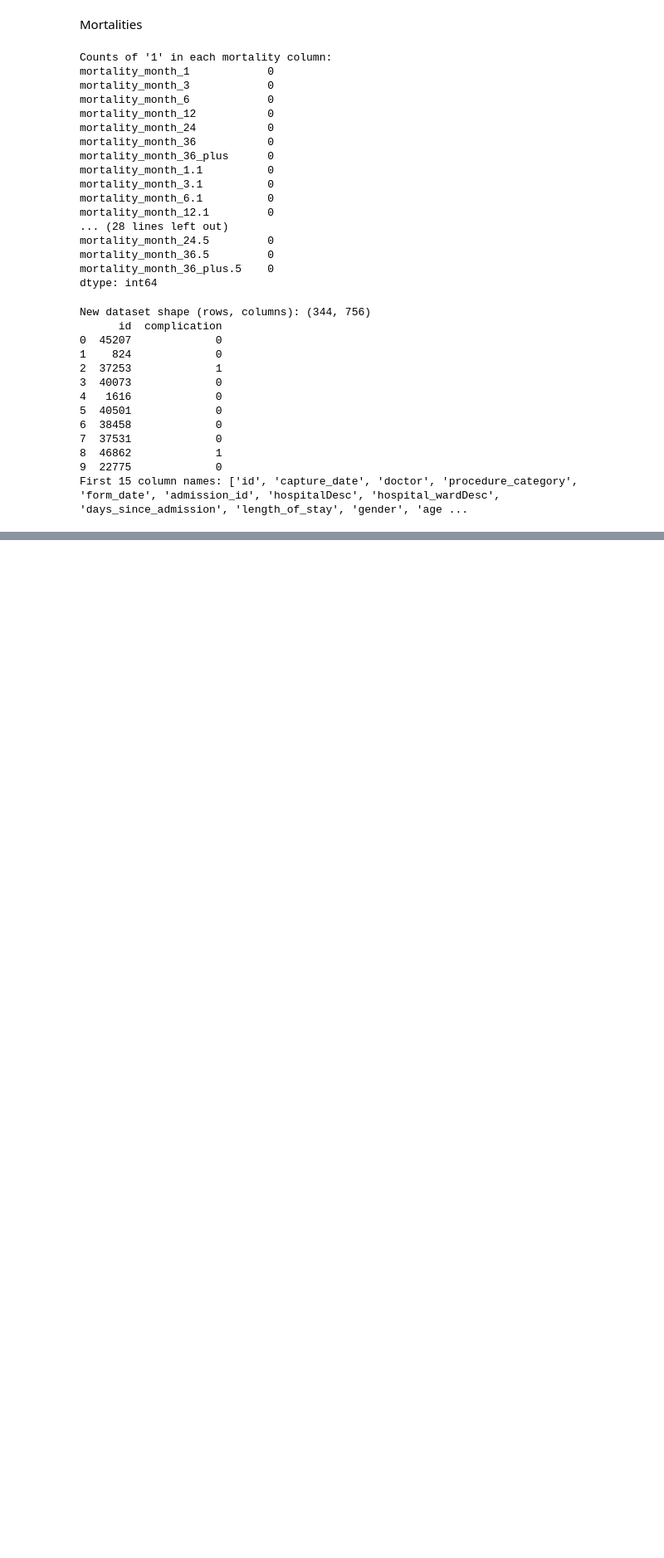
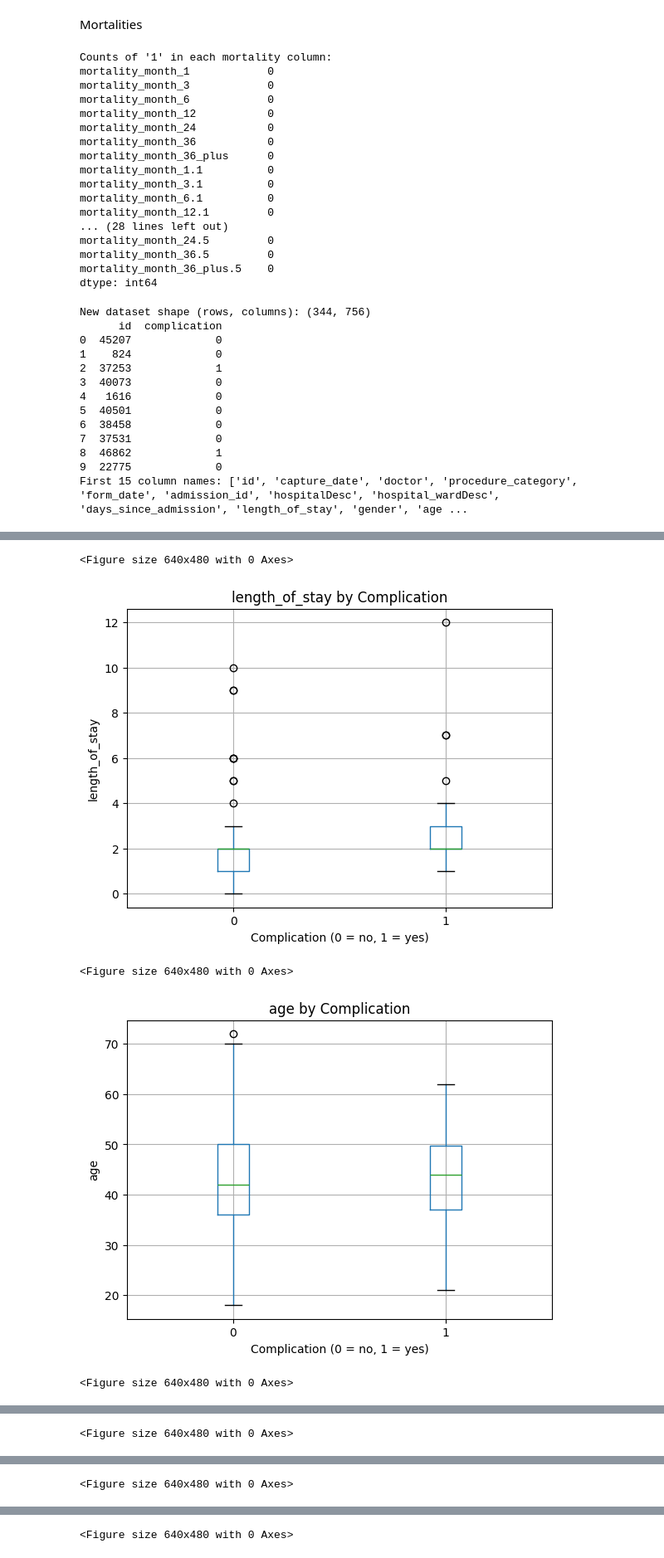
Before and after one commit to DeMeyerRobin/IndustryProject-BariatricSurgeryG1, a Jupyter notebook: graphs.ipynb, the cells around one changed output, grey strips where cells are left out. Shown at 83% size. Cells and saved outputs as stored; diff of their text form; code cells hidden in the pictures; blank space fills up the shorter version.

Commit message:
first graphs added

```diff
--- a/graphs.ipynb
+++ b/graphs.ipynb
@@ -80,0 +83,29 @@ First 15 column names: ['id', 'capture_date', 'doctor', 'procedure_category', 'f
+# %%
+import pandas as pd
+import matplotlib.pyplot as plt
+
+# --- assume df_new is already built, with your single 'complication' column ---
+# If you need to re-create:
+# df = pd.read_csv('output.csv')
+# comp_cols = [c for c in df.columns if 'comp' in c.lower()]
+# df_new = df.drop(columns=comp_cols)
+# df_new['complication'] = (df[comp_cols] == 1).any(axis=1).astype(int)
+
+numeric_vars = ['length_of_stay', 'age', 'weight', 'bmi', 'ibw', 'ebw']
+
+
+# 1) Numeric variables: one box for ‘0’ vs ‘1’ complication
+for var in numeric_vars:
+    plt.figure()
+    df_new.boxplot(column=var, by='complication')
+    plt.title(f'{var} by Complication')
+    plt.suptitle('')
+    plt.xlabel('Complication (0 = no, 1 = yes)')
+    plt.ylabel(var)
+    plt.show()
+# %% [output]
+<Figure size 640x480 with 0 Axes>
+[figure, added]
+<Figure size 640x480 with 0 Axes>
+[figure, added]
+<Figure size 640x480 with 0 Axes>
@@ -80,0 +113 @@ First 15 column names: ['id', 'capture_date', 'doctor', 'procedure_category', 'f
+<Figure size 640x480 with 0 Axes>
@@ -80,0 +115 @@ First 15 column names: ['id', 'capture_date', 'doctor', 'procedure_category', 'f
+<Figure size 640x480 with 0 Axes>
@@ -80,0 +117 @@ First 15 column names: ['id', 'capture_date', 'doctor', 'procedure_category', 'f
+<Figure size 640x480 with 0 Axes>
```
Also changed, not shown: parts of 9 cells of this notebook.
